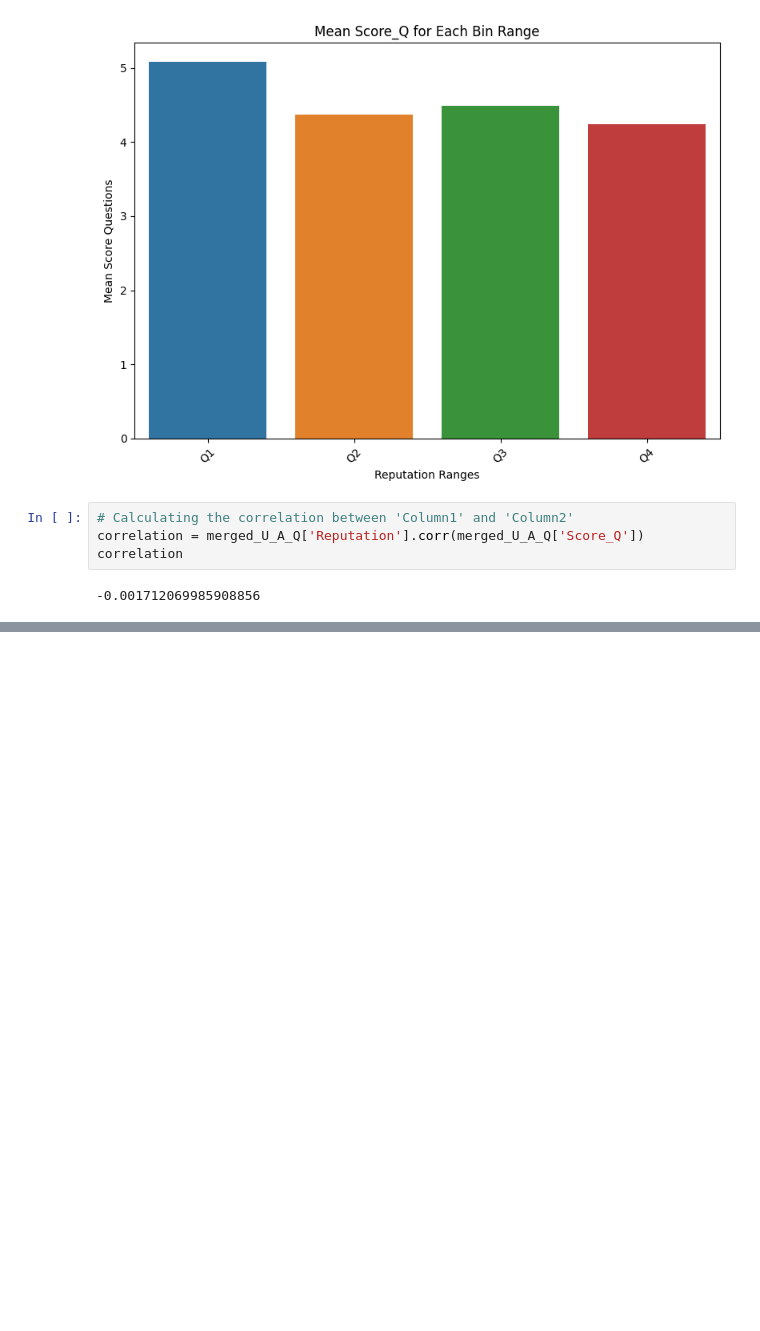
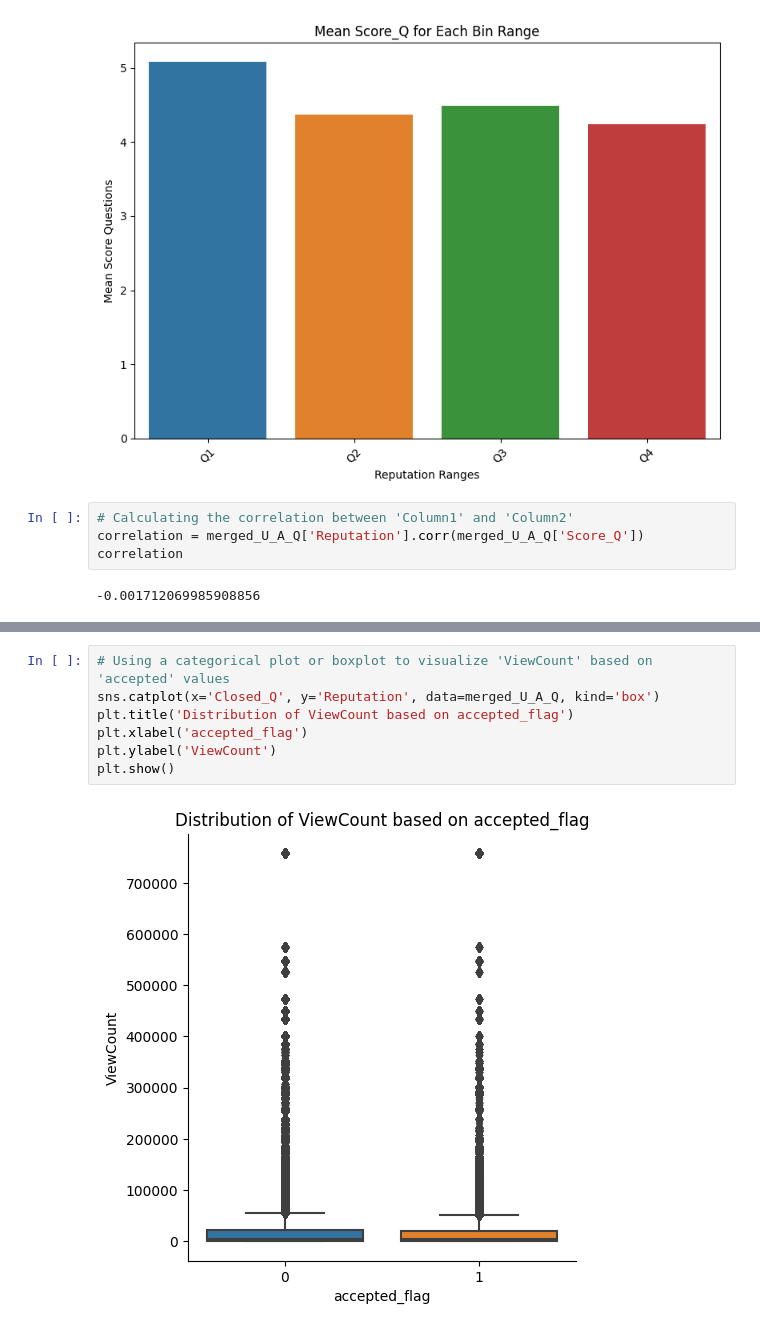
Before and after one commit to mostafa-ja/Data-Mining-fall-2023, a Jupyter notebook: Data_Mining2.ipynb, the cells around one changed output, grey strips where cells are left out. Saved outputs shown, nothing was run; the diff lists cells and outputs as text; blank space fills up the shorter version.

```diff
--- a/Data_Mining2.ipynb
+++ b/Data_Mining2.ipynb
@@ -295,0 +349,9 @@ correlation
+# %%
+# Using a categorical plot or boxplot to visualize 'ViewCount' based on 'accepted' values
+sns.catplot(x='Closed_Q', y='Reputation', data=merged_U_A_Q, kind='box')
+plt.title('Distribution of ViewCount based on accepted_flag')
+plt.xlabel('accepted_flag')
+plt.ylabel('ViewCount')
+plt.show()
+# %% [output]
+[figure, added]
```
Also changed, not shown: parts of 5 cells of this notebook.
